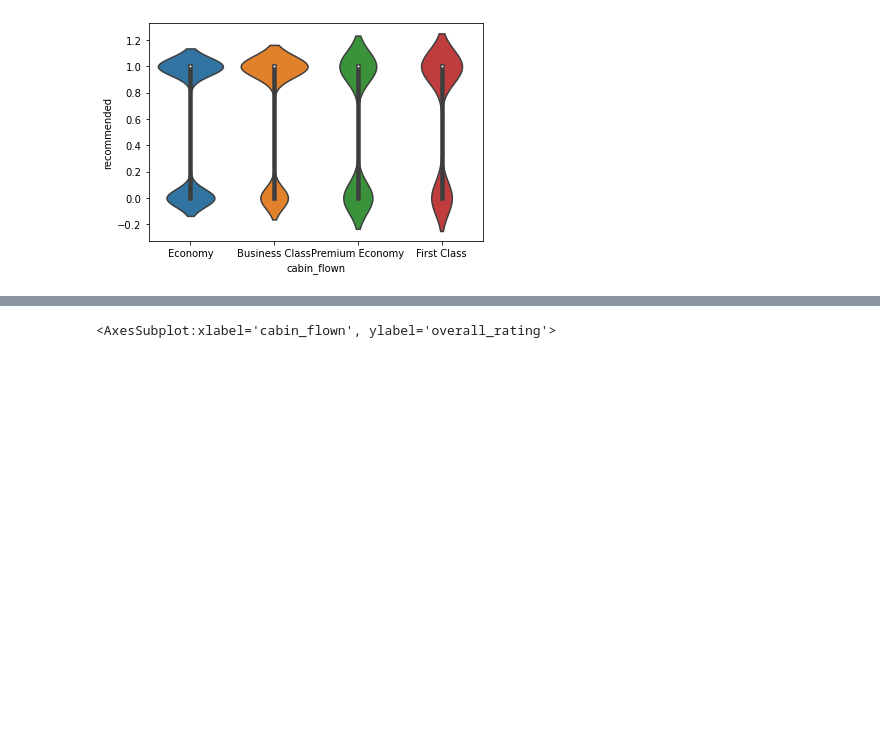
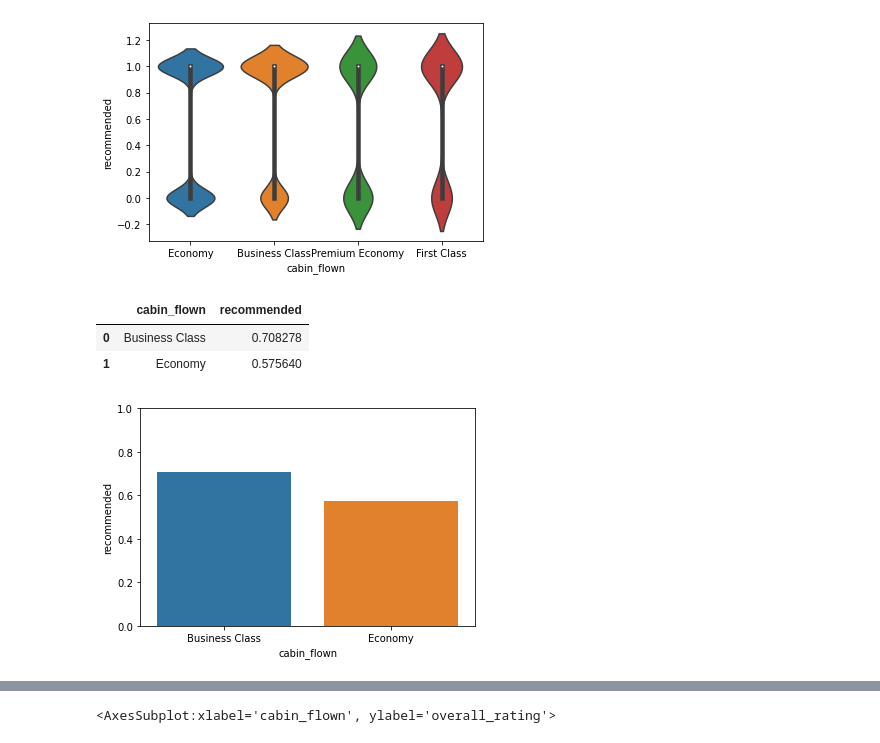
Before and after one commit to iamkunalagarwal/Capstone-2---Airlines-Juxtaposition, a Jupyter notebook: Cap 2 - Modelling.ipynb, the cells around one changed output, grey strips where cells are left out. Saved outputs shown, nothing was run; the diff lists cells and outputs as text; code cells hidden in the pictures; blank space fills up the shorter version.

```diff
--- a/Cap 2 - Modelling.ipynb
+++ b/Cap 2 - Modelling.ipynb
@@ -112,3 +112,14 @@ sns.violinplot(x='cabin_flown', y='recommended', data=df)
 # %% [output]
 <AxesSubplot:xlabel='cabin_flown', ylabel='recommended'>
 [figure]
+# %%
+a = df.groupby('cabin_flown')[['recommended']].mean()
+a = a.drop(['Premium Economy', 'First Class']).reset_index()
+plt.ylim([0,1])
+sns.barplot(x='cabin_flown', y='recommended', data=a)
+a
+# %% [output]
+|  | cabin_flown | recommended |
+| 0 | Business Class | 0.708278 |
+| 1 | Economy | 0.575640 |
+[figure, added]
```
Also changed, not shown: parts of 7 cells of this notebook.
